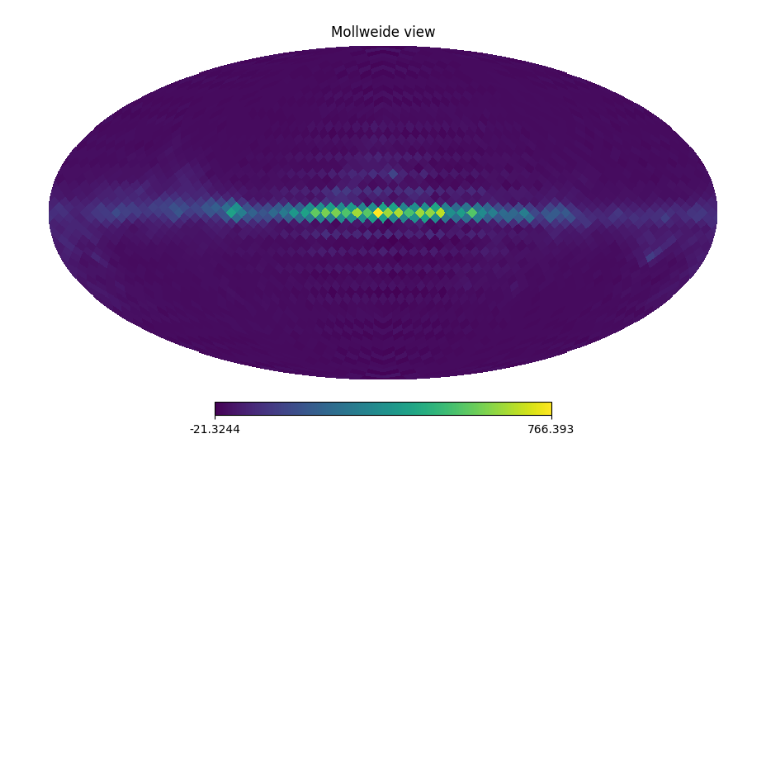
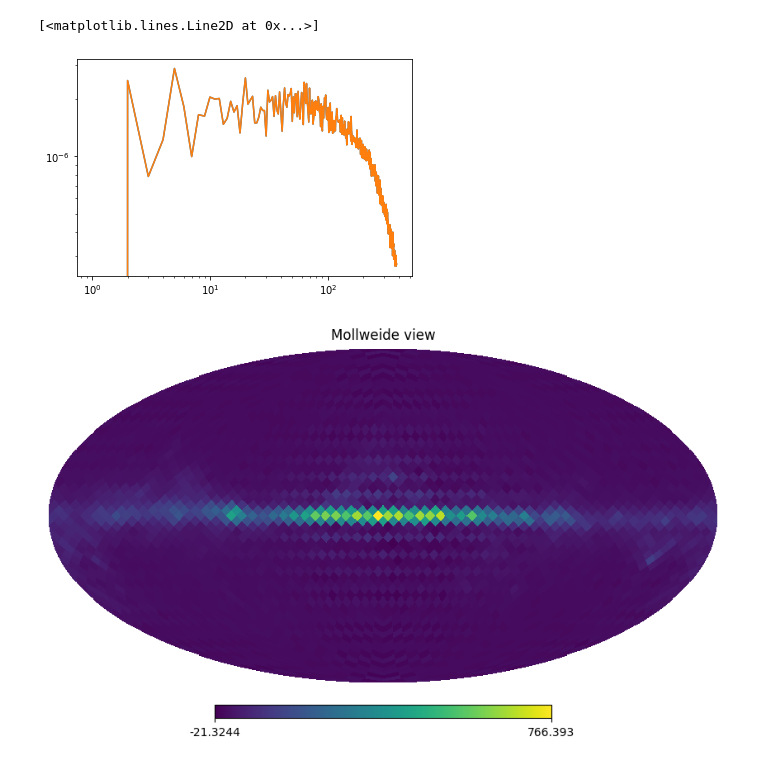
Before and after one commit to litebird/PTEPsims, a Jupyter notebook: notebooks/sims.ipynb, the cells around one changed output. Cells and saved outputs as stored; diff of their text form; code cells hidden in the pictures; blank space fills up the shorter version.

```diff
--- a/notebooks/sims.ipynb
+++ b/notebooks/sims.ipynb
@@ -8,5 +16,6 @@ from ptep_mbs.pipeline import Sims
 # %%
-s = Sims('../ptep_mbs/configs/config_PTEP_20200915_compsep.py')
+s_64 = Sims('../ptep_mbs/configs/config_PTEP_20200915_compsep.py')
+s_32 = Sims('../ptep_mbs/configs/config_PTEP_20200915_compsep_test.py')
 # %% [output]
 WARNING: setting save_coadd=False
 WARNING: No CMB power spectrum defined, using the default one
@@ -24,0 +26,3 @@ hp.mollview(cmb[9][0])
+# %%
+cmb_64,fg,noise,coadded = s_64.generate_sim(sim_no)
+cmb_32,fg,noise,coadded = s_32.generate_sim(sim_no)
@@ -25,3 +33,16 @@ hp.mollview(cmb[9][0])
+# %%
+b_32,b_64 = [],[]
+for d_32,d_64 in tzip(cmb_32, cmb_64):
+    b_32.append(hp.alm2cl(hp.map2alm(d_32)[-1]))
+    b_64.append(hp.alm2cl(hp.map2alm(d_64)[-1]))
+b_32 = np.array(b_32)
+b_64 = np.array(b_64)
+# %%
+plt.loglog(b_32.mean(0),label='32')
+plt.loglog(b_64.mean(0),label='64')
+# %% [output]
+[<matplotlib.lines.Line2D at 0x...>]
+[figure, added]
 # %%
 hp.mollview(fg[2][0])
 # %% [output]
```
Also changed, not shown: parts of 9 cells of this notebook, 3 other files.
